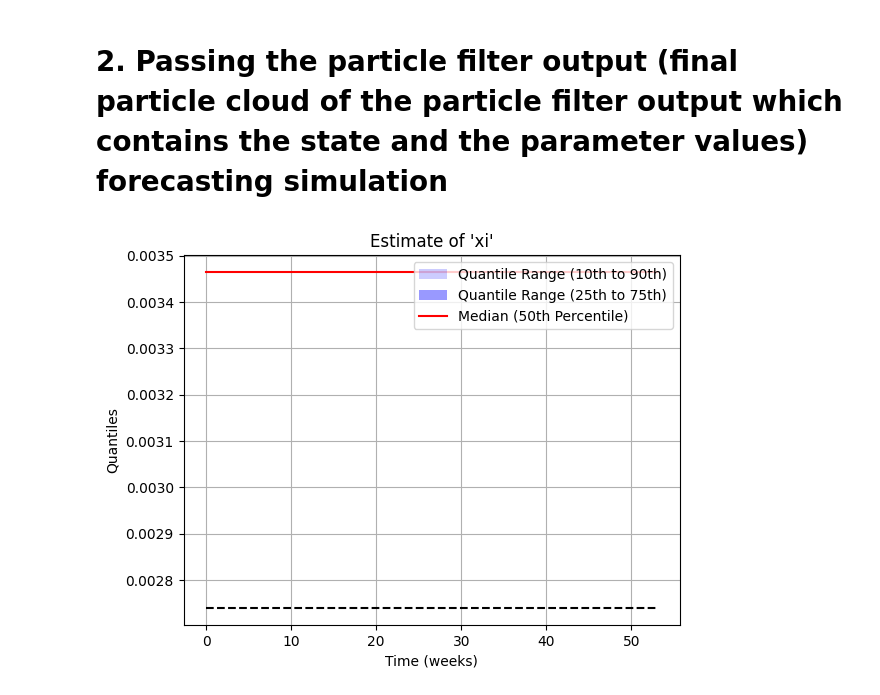
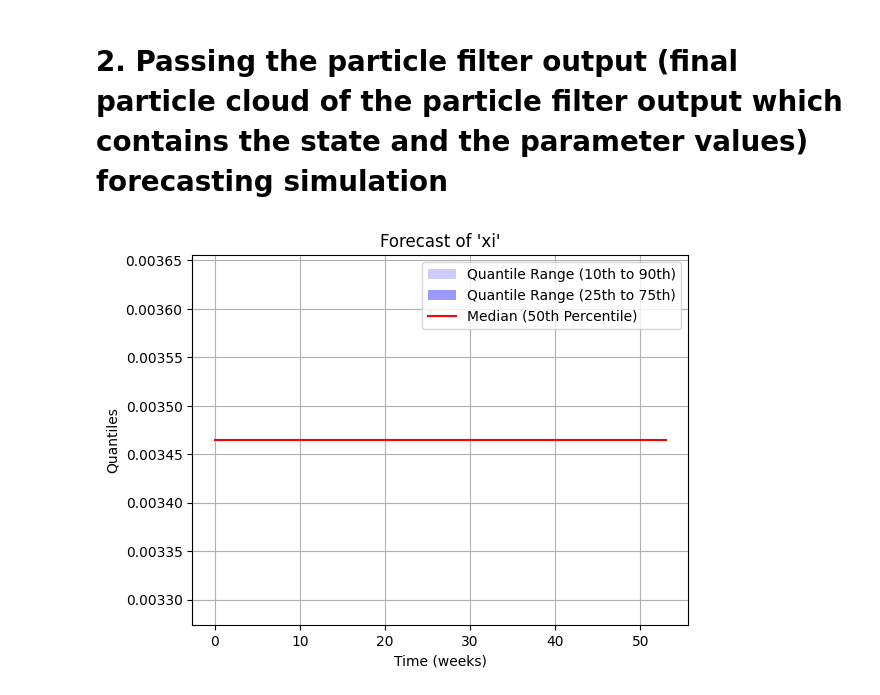
Before and after one commit to NAU-CCL/Epymorph, a Jupyter notebook: epymorph/parameter_forecasting/params_forecasting_usage.ipynb, the cells around one changed output. Drawn from its saved outputs; the diff is of its cells as text; code cells hidden in the pictures.

```diff
--- a/epymorph/parameter_forecasting/params_forecasting_usage.ipynb
+++ b/epymorph/parameter_forecasting/params_forecasting_usage.ipynb
@@ -107,43 +107,43 @@ plt.fill_between(
     np.arange(0, len(key_quantiles)),
     key_quantiles[:, 3, 0],
     key_quantiles[:, 22 - 3, 0],
     facecolor="blue",
     alpha=0.2,
     label="Quantile Range (10th to 90th)",
 )
 plt.fill_between(
     np.arange(0, len(key_quantiles)),
     key_quantiles[:, 6, 0],
     key_quantiles[:, 22 - 6, 0],
     facecolor="blue",
     alpha=0.4,
     label="Quantile Range (25th to 75th)",
 )
 
 plt.plot(
     np.arange(0, len(key_quantiles)),
     key_quantiles[:, 11, 0],
     color="red",
     label="Median (50th Percentile)",
 )
 
-obs = np.arange(0, len(key_quantiles))
-plt.plot(
-    obs,
-    np.broadcast_to(
-        rume.params[NamePattern(strata="*", module="*", id="xi")], shape=obs.shape
-    ),
-    "k--",
-)
+# obs = np.arange(0, len(key_quantiles))
+# plt.plot(
+#     obs,
+#     np.broadcast_to(
+#         rume.params[NamePattern(strata="*", module="*", id="xi")], shape=obs.shape
+#     ),
+#     "k--",
+# )
 
-plt.title(f"Estimate of '{key}'")
+plt.title(f"Forecast of '{key}'")
 plt.xlabel("Time (weeks)")
 plt.ylabel("Quantiles")
 plt.legend(loc="upper right")
 plt.grid(True)
 plt.show()
 # %% [output]
-[figure, old version]
+[figure, new version]
 # %%
 key = "beta"
 node_index = 0
```
Also changed, not shown: parts of 2 cells of this notebook, 1 other file.
